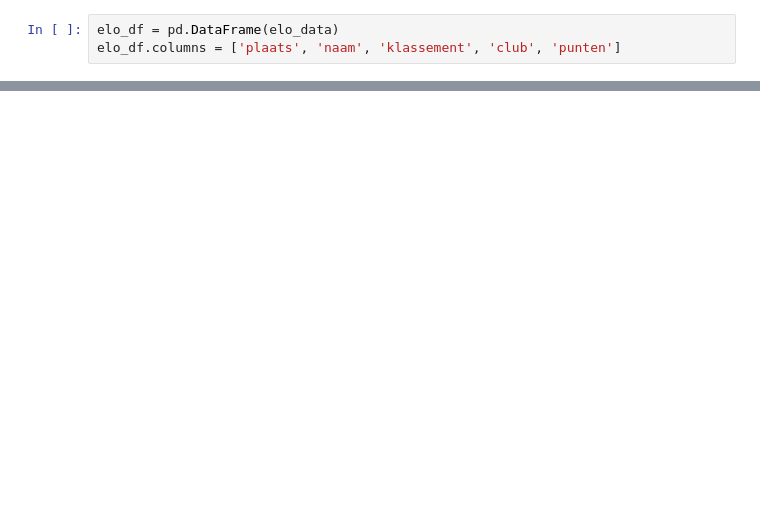
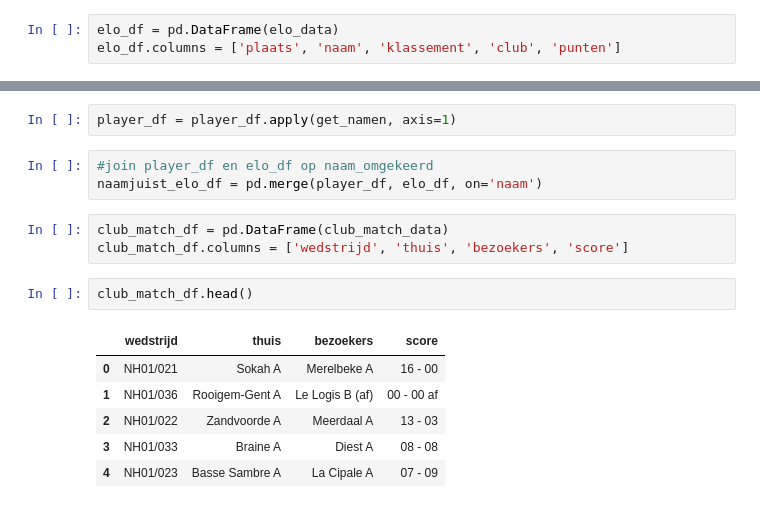
Before and after one commit to Krekelmans/Tabletennis_Project, a Jupyter notebook: Tabletennis_Project.ipynb, the cells around one changed output, grey strips where cells are left out. Saved outputs shown, nothing was run; the diff lists cells and outputs as text; blank space fills up the shorter version.

```diff
--- a/Tabletennis_Project.ipynb
+++ b/Tabletennis_Project.ipynb
@@ -66,0 +95,17 @@ elo_df.tail()
+# %%
+player_df = player_df.apply(get_namen, axis=1)
+# %%
+#join player_df en elo_df op naam_omgekeerd
+naamjuist_elo_df = pd.merge(player_df, elo_df, on='naam')
+# %%
+club_match_df = pd.DataFrame(club_match_data)
+club_match_df.columns = ['wedstrijd', 'thuis', 'bezoekers', 'score']
+# %%
+club_match_df.head()
+# %% [output]
+|  | wedstrijd | thuis | bezoekers | score |
+| 0 | NH01/021 | Sokah A | Merelbeke A | 16 - 00 |
+| 1 | NH01/036 | Rooigem-Gent A | Le Logis B (af) | 00 - 00 af |
+| 2 | NH01/022 | Zandvoorde A | Meerdaal A | 13 - 03 |
+| 3 | NH01/033 | Braine A | Diest A | 08 - 08 |
+| 4 | NH01/023 | Basse Sambre A | La Cipale A | 07 - 09 |
```
Also changed, not shown: parts of 33 cells of this notebook.
